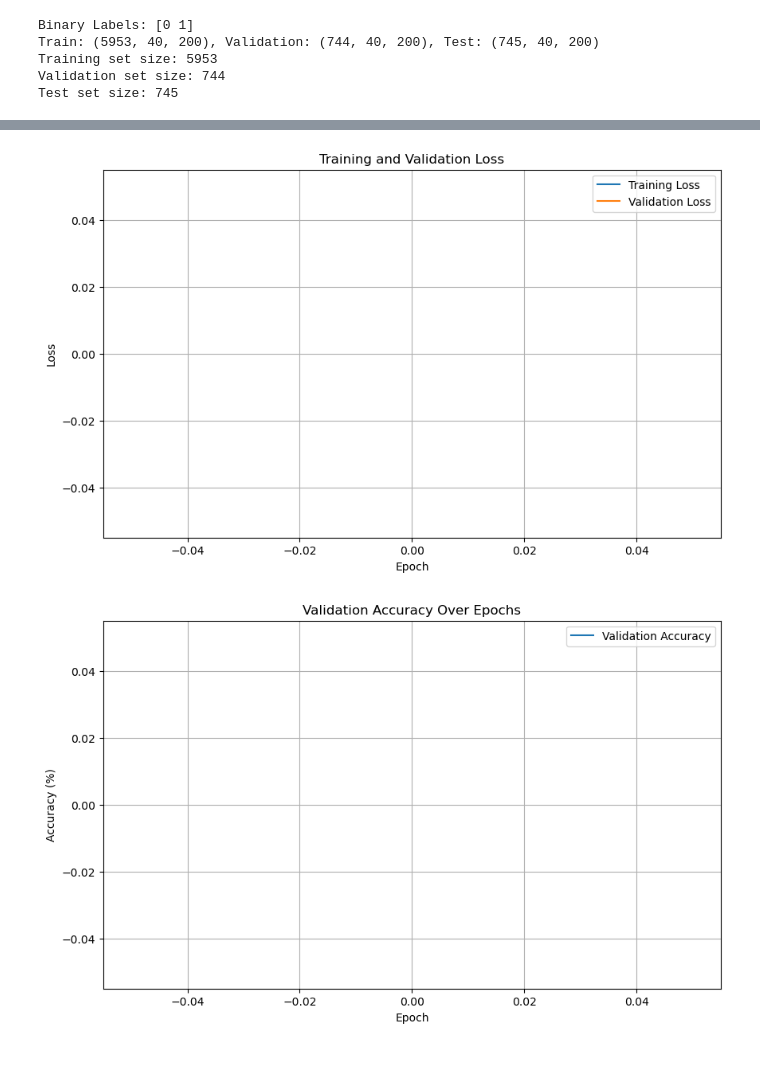
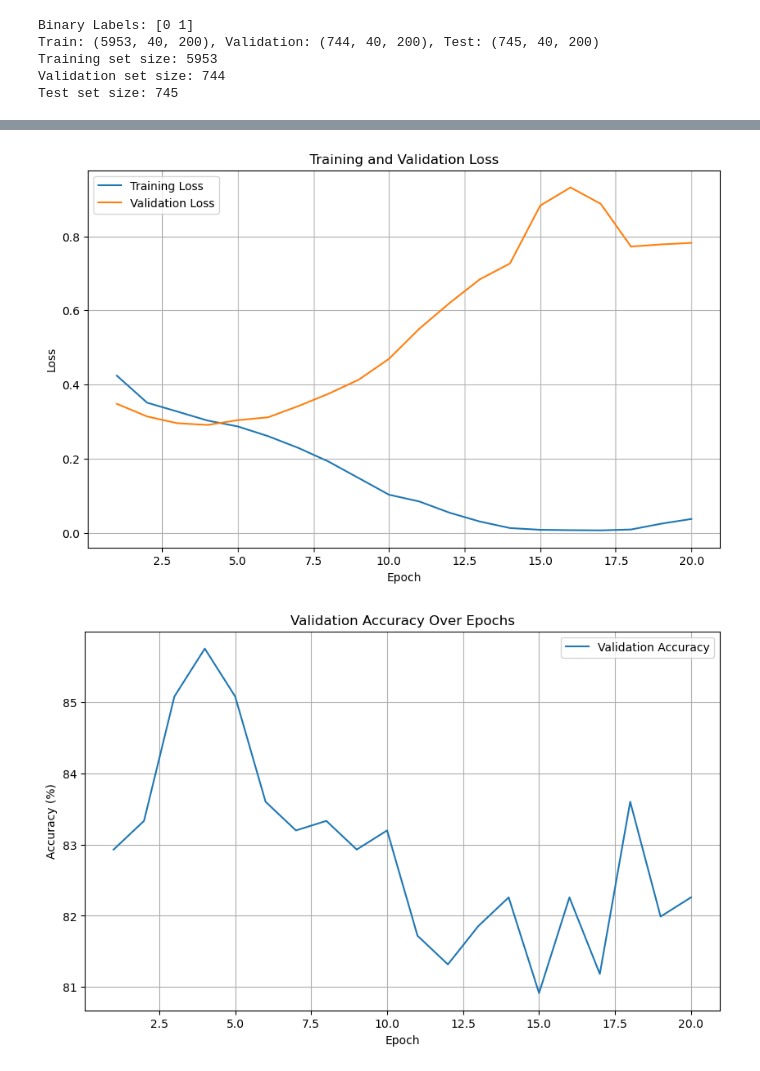
Before and after one commit to navanodonavan/MSAAI501FinalProject_Group7, a Jupyter notebook: AAI_501_Final_Project_G7_CNN_LSTM_SAD.ipynb, the cells around one changed output, grey strips where cells are left out. Drawn from its saved outputs; the diff is of its cells as text; code cells hidden in the pictures.

Commit message:
Update to include visualizations of results
updated to include confusion matrix and classification report

```diff
--- a/AAI_501_Final_Project_G7_CNN_LSTM_SAD.ipynb
+++ b/AAI_501_Final_Project_G7_CNN_LSTM_SAD.ipynb
@@ -330,6 +330,8 @@ for epoch in range(num_epochs):
         optimizer.step()
         running_loss += loss.item()
 
+    train_losses.append(running_loss / len(train_loader))  # Append training loss
+
     # Validation Loop
     model.eval()
     val_loss = 0.0
@@ -347,10 +349,13 @@ for epoch in range(num_epochs):
             correct += (predicted == y_batch).sum().item()
             total += y_batch.size(0)
 
+    val_losses.append(val_loss / len(val_loader))  # Append validation loss
     val_accuracy = 100 * correct / total
+    val_accuracies.append(val_accuracy)  # Append validation accuracy
+
+    # Print metrics for the current epoch
     print(f"Epoch [{epoch+1}/{num_epochs}], Loss: {running_loss / len(train_loader):.4f}, "
           f"Validation Loss: {val_loss / len(val_loader):.4f}, Validation Accuracy: {val_accuracy:.2f}%")
-
 
 # Test Loop
 model.eval()
@@ -359,7 +364,7 @@ total = 0
 with torch.no_grad():
     for X_batch, y_batch in test_loader:
         y_batch = y_batch.float()
-        outputs = model(X_batch).squeeze()
+        outputs = model(X_batch).squeeze(dim=1)
         predicted = (outputs >= 0.5).float()
         correct += (predicted == y_batch).sum().item()
         total += y_batch.size(0)
@@ -387,25 +392,25 @@ Test Accuracy: 84.43%
 # %%
 # Plot training and validation loss
 plt.figure(figsize=(10, 6))
-plt.plot(train_losses, label='Training Loss')
-plt.plot(val_losses, label='Validation Loss')
+plt.plot(range(1, num_epochs + 1), train_losses, label='Training Loss')
+plt.plot(range(1, num_epochs + 1), val_losses, label='Validation Loss')
 plt.xlabel('Epoch')
 plt.ylabel('Loss')
 plt.title('Training and Validation Loss')
 plt.legend()
 plt.grid(True)
 plt.show()
 
 # Plot validation accuracy
 plt.figure(figsize=(10, 6))
-plt.plot(val_accuracies, label='Validation Accuracy')
+plt.plot(range(1, num_epochs + 1), val_accuracies, label='Validation Accuracy')
 plt.xlabel('Epoch')
 plt.ylabel('Accuracy (%)')
 plt.title('Validation Accuracy Over Epochs')
 plt.legend()
 plt.grid(True)
 plt.show()
 # %% [output]
-[figure, old version]
+[figure, new version]
-[figure, old version]
+[figure, new version]
 # %%
```
Also changed, not shown: parts of 3 cells of this notebook.
